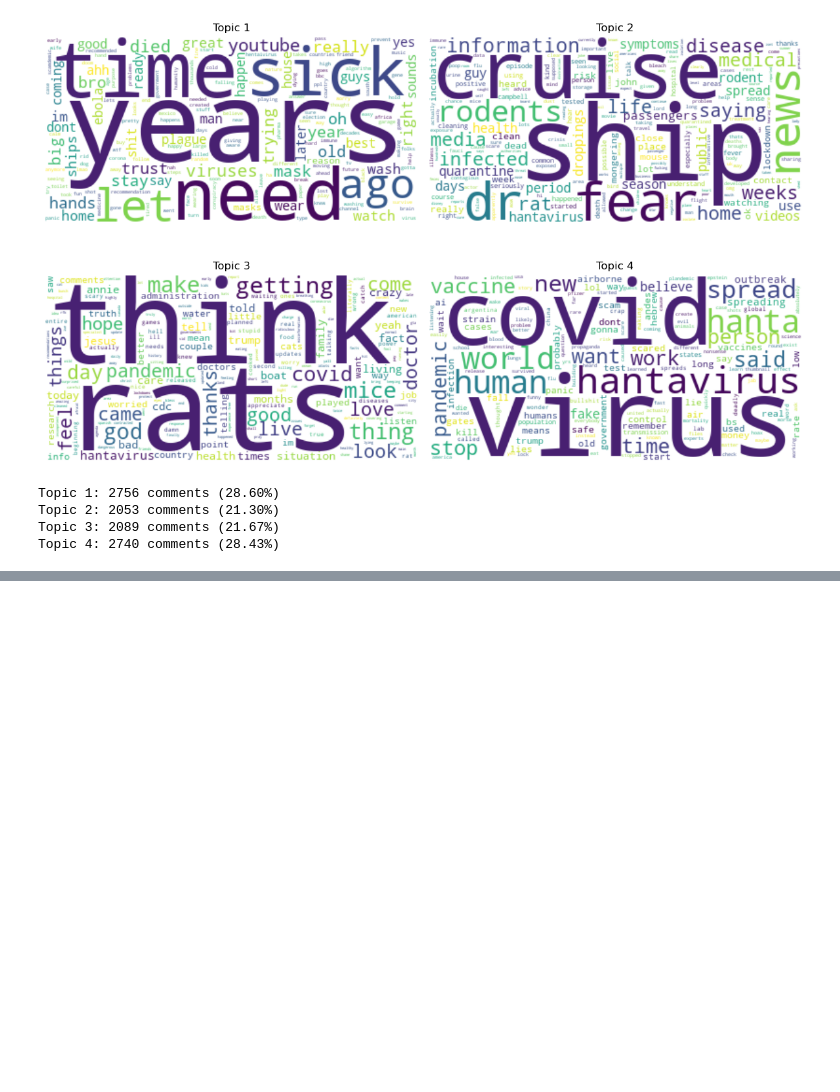
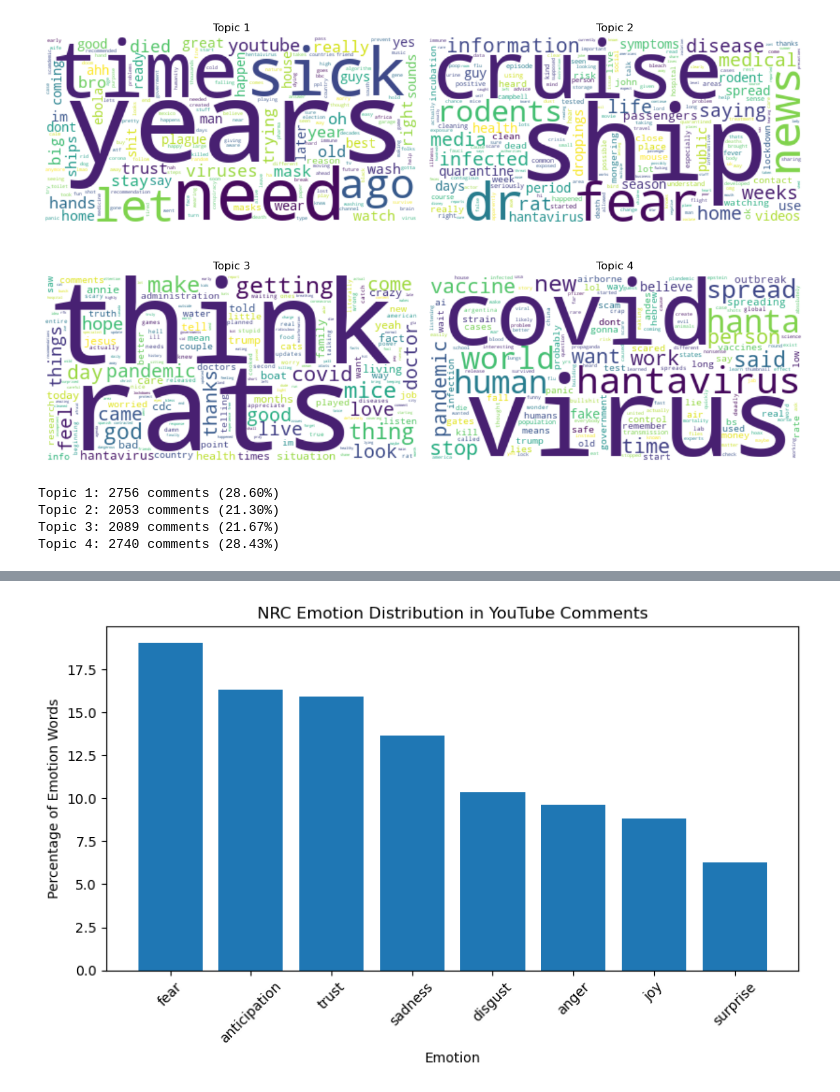
Before and after one commit to BenB51/UGGroup11_SocialMedia_A2, a Jupyter notebook: UG11_Youtube_Analysis.ipynb, the cells around one changed output, grey strips where cells are left out. Saved outputs shown, nothing was run; the diff lists cells and outputs as text; code cells hidden in the pictures; blank space fills up the shorter version.

Commit message:
youtube nrc lexicon

```diff
--- a/UG11_Youtube_Analysis.ipynb
+++ b/UG11_Youtube_Analysis.ipynb
@@ -1471,0 +1516,7 @@ Topic 4: 2740 comments (28.43%)
+# %%
+# load nrc lexicon from nrclex
+nrc = NRCLex()
+nrc_lexicon = nrc.__lexicon__
+
+# check example entries
+list(nrc_lexicon.items())[:5]
@@ -1471,0 +1564,14 @@ Topic 4: 2740 comments (28.43%)
+# %%
+# convert emotion counts to dataframe
+emotion_df = pd.DataFrame(
+    emotion_counter.items(),
+    columns=["emotion", "count"]
+)
+
+# sort by count
+emotion_df = emotion_df.sort_values("count", ascending=False)
+
+# calculate percentage
+emotion_df["percentage"] = emotion_df["count"] / emotion_df["count"].sum() * 100
+
+emotion_df
@@ -1471,0 +1588,14 @@ Topic 4: 2740 comments (28.43%)
+# %%
+# plot nrc emotion distribution
+plt.figure(figsize=(8, 5))
+plt.bar(emotion_df["emotion"], emotion_df["percentage"])
+
+plt.title("NRC Emotion Distribution in YouTube Comments")
+plt.xlabel("Emotion")
+plt.ylabel("Percentage of Emotion Words")
+plt.xticks(rotation=45)
+
+plt.tight_layout()
+plt.show()
+# %% [output]
+[figure, added]
```
Also changed, not shown: parts of 15 cells of this notebook.
